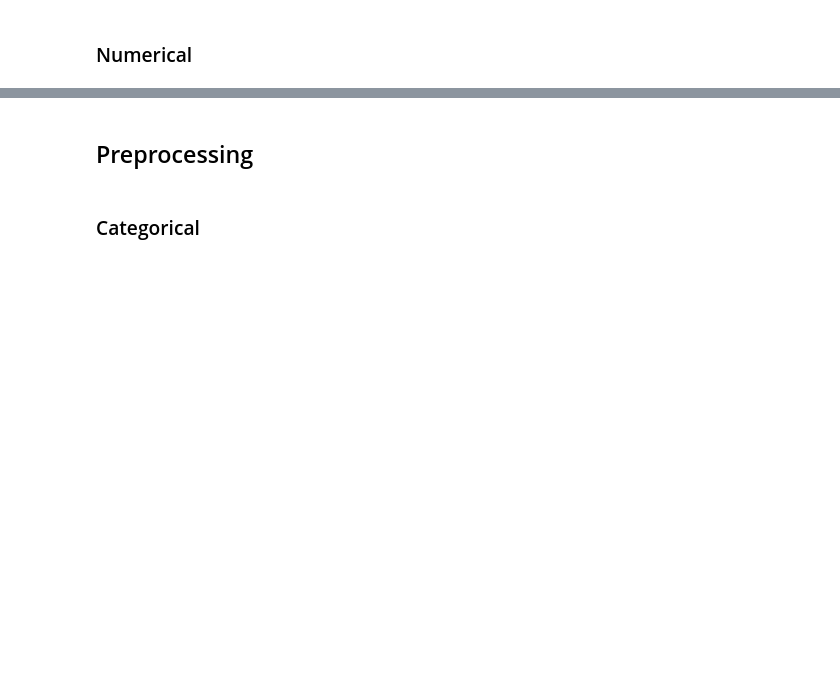
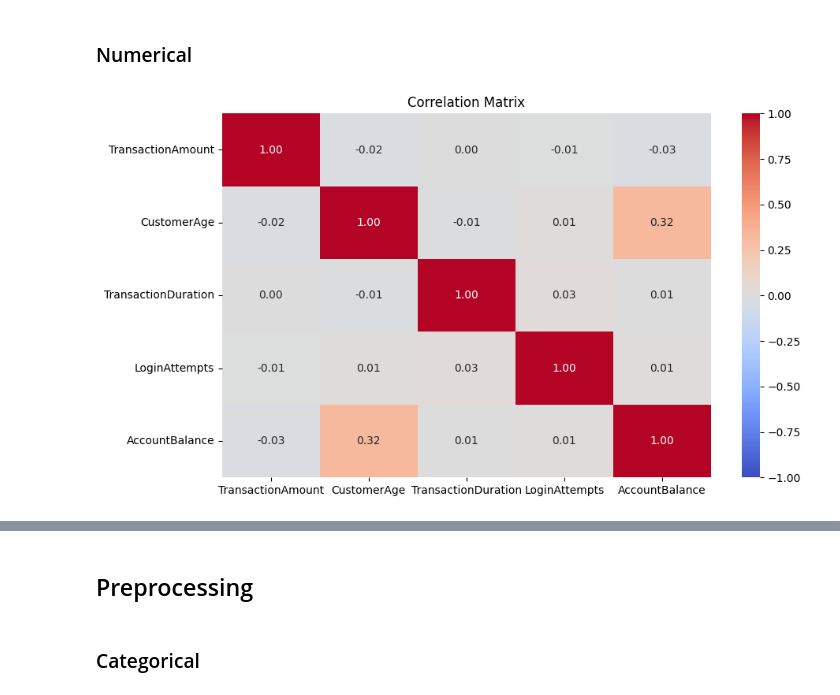
Before and after one commit to muchammadwr/bank-segmentation-customers, a Jupyter notebook: notebooks/clustering.ipynb, the cells around one changed output, grey strips where cells are left out. Cells and saved outputs as stored; diff of their text form; code cells hidden in the pictures; blank space fills up the shorter version.

```diff
--- a/notebooks/clustering.ipynb
+++ b/notebooks/clustering.ipynb
@@ -166,3 +155,13 @@ plt.tight_layout()
 plt.show()
 # %% [output]
 [figure]
+# %%
+# New Category
+
+col_to_bin = 'CustomerAge'
+new_col_name = 'AgeGroupBin'
+
+bin_labels = ['rendah', 'sedang', 'tinggi']
+
+# Gunakan 'pd.qcut' untuk membagi data menjadi 3 kelompok
+df[new_col_name] = pd.qcut(df[col_to_bin], q=3, labels=bin_labels, duplicates='drop')
@@ -170,3 +178,19 @@ plt.show()
 ### Numerical
 # %%
 numerical_cols = df.select_dtypes(include='number').columns
+# %%
+# Correlation
+numerical_cols = df.select_dtypes(include=['number']).columns
+correlation = df[numerical_cols].corr()
+
+plt.figure(figsize=(10, 6))
+sns.heatmap(correlation,
+               annot=True,
+               cmap='coolwarm',
+               fmt=".2f",
+               vmin=-1,
+               vmax=1)
+plt.title('Correlation Matrix')
+plt.show()
+# %% [output]
+[figure, added]
```
Also changed, not shown: parts of 5 cells of this notebook.
